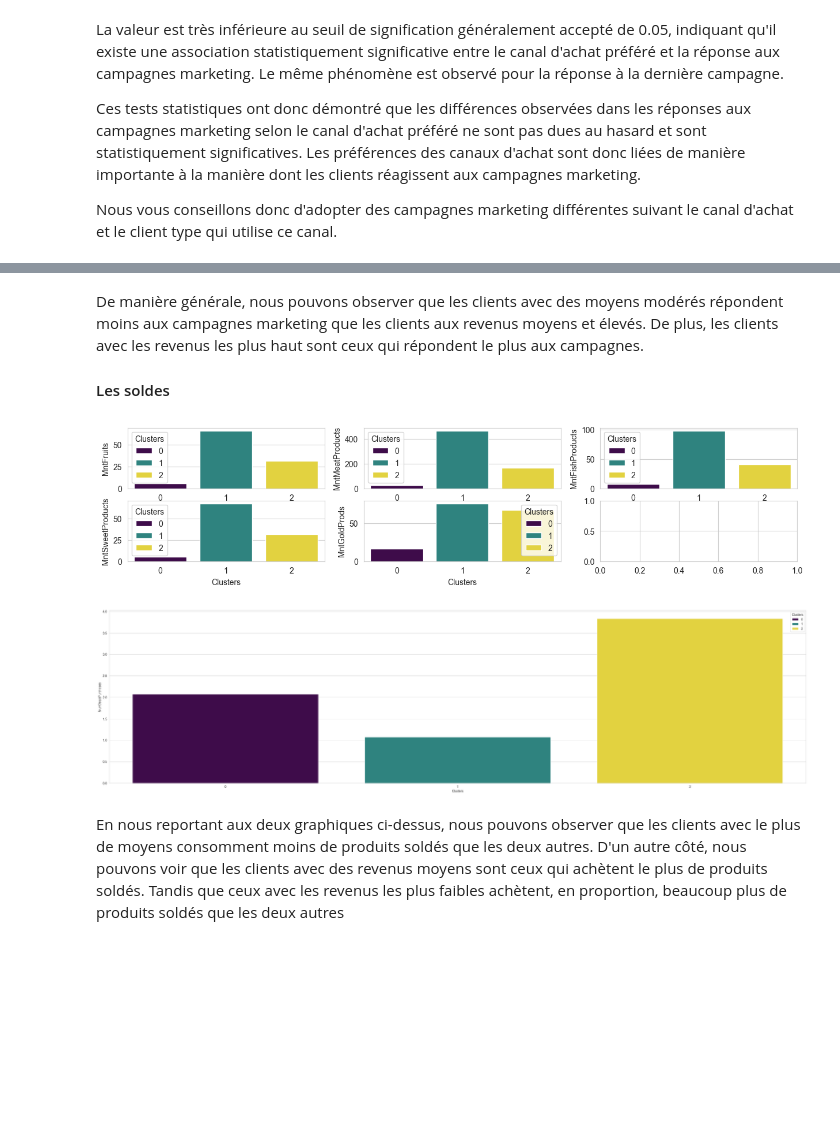
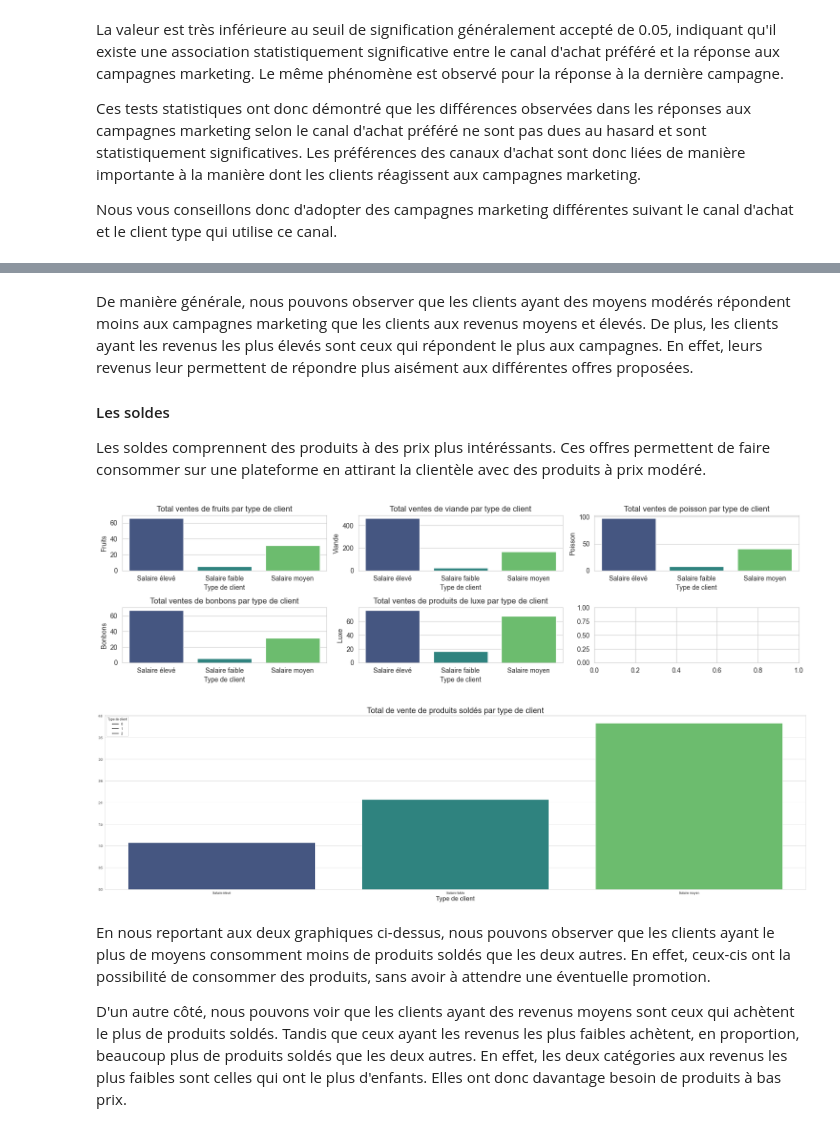
Before and after one commit to MattisFernandez/Rush05, a Jupyter notebook: Notebook.ipynb, the cells around one changed output, grey strips where cells are left out. Cells and saved outputs as stored; diff of their text form; code cells hidden in the pictures; blank space fills up the shorter version.

```diff
--- a/Notebook.ipynb
+++ b/Notebook.ipynb
@@ -382,6 +382,19 @@ Nous avons donc décidé de supprimer les variables avec peu de poids ainsi que
 
 mean_by_cluster = data_clean.groupby('Clusters').mean().copy()
 
+def tri_par_salaire () :
+    array = ["","",""]
+    for row in mean_by_cluster.iterrows():
+        if (row[1]["Income"] == mean_by_cluster["Income"].max()) :
+            array[row[0]] = "Salaire élevé"
+        elif (row[1]["Income"] == mean_by_cluster["Income"].min()) :
+            array[row[0]] = "Salaire faible"
+        else :
+            array[row[0]] = "Salaire moyen"
+    return array
+
+salaires = tri_par_salaire()
+mean_by_cluster["Client_type"] = salaires
 # Supression des colonnes inutiles
 
 mean_by_cluster = mean_by_cluster.drop(columns = ["Age", "Marital_Status_Score", "Education2", "Customer_for", "Recency"])
@@ -389,7 +402,8 @@ mean_by_cluster = mean_by_cluster.drop(columns = ["Age", "Marital_Status_Score",
 fig, axes  = plt.subplots(6,4 , figsize=(15, 10))
 
 for ax, column in zip(axes.flatten(), mean_by_cluster.columns) :
-    sns.barplot(x="Clusters", y=column, data=mean_by_cluster, hue="Clusters", ax=ax, palette="viridis")
+    sns.barplot(x="Client_type", y=column, data=mean_by_cluster, hue="Client_type", ax=ax, palette="viridis")
+    ax.set_xlabel('Type de client')
 
 plt.tight_layout(pad=1.0)
 plt.show()
@@ -552,8 +560,13 @@ Maintenant que nous avons analysé l'efficacité de la campagne marketing en glo
 # %%
 fig, axes  = plt.subplots(1, 3, figsize=(15, 3))
+titles = ["Moyenne achat web", "Moyenne achat sur catalogue", "Moyenne achat magasin"]
 
-for ax, column in zip(axes.flatten(), purchase_channels) :
-    sns.barplot(x="Clusters", y=column, data=mean_by_cluster, hue="Clusters", ax=ax, palette="viridis")
+for title, ax, column in zip(titles, axes.flatten(), purchase_channels) :
+    sns.barplot(x="Client_type", y=column, data=mean_by_cluster, hue="Client_type", ax=ax, palette="viridis")
+    ax.set_title(title)
+    ax.set_ylabel('')
+    ax.set_xlabel('Type de client')
+    ax.title.set_position([.5, 1.05])
 
 plt.show()
 # %% [output]
@@ -570,25 +589,39 @@ plt.show()
 # %% [markdown]
-De manière générale, nous pouvons observer que les clients avec des moyens modérés répondent moins aux campagnes marketing que les clients aux revenus moyens et élevés.
-De plus, les clients avec les revenus les plus haut sont ceux qui répondent le plus aux campagnes.
+De manière générale, nous pouvons observer que les clients ayant des moyens modérés répondent moins aux campagnes marketing que les clients aux revenus moyens et élevés.
+De plus, les clients ayant les revenus les plus élevés sont ceux qui répondent le plus aux campagnes. En effet, leurs revenus leur permettent de répondre plus aisément aux différentes offres proposées.
 
 #### Les soldes
+
+Les soldes comprennent des produits à des prix plus intéréssants. Ces offres permettent de faire consommer sur une plateforme en attirant la clientèle avec des produits à prix modéré.
 # %%
-types_achats = df.columns[df.columns.str.endswith("Products") + df.columns.str.endswith("Prods") + df.columns.str.endswith("Fruits")]
+types_achats = mean_by_cluster.columns[mean_by_cluster.columns.str.endswith("Products") + mean_by_cluster.columns.str.endswith("Prods") + mean_by_cluster.columns.str.endswith("Fruits")]
 
-fig, axes  = plt.subplots(2, 3, figsize=(15, 3))
+fig, axes  = plt.subplots(2, 3, figsize=(15, 4))
+titles = ["Total ventes de fruits par type de client", "Total ventes de viande par type de client", "Total ventes de poisson par type de client", "Total ventes de bonbons par type de client", "Total ventes de produits de luxe par type de client", ""]
+y_labels = ["Fruits", "Viande", "Poisson", "Bonbons", "Luxe", ""]
 
-for ax, column in zip(axes.flatten(), types_achats) :
-    sns.barplot(x="Clusters", y=column, data=mean_by_cluster, hue="Clusters", ax=ax, palette="viridis")
+for label, title, ax, column in zip(y_labels, titles, axes.flatten(), types_achats) :
+    sns.barplot(x="Client_type", y=column, data=mean_by_cluster, hue="Client_type", ax=ax, palette="viridis")
+    ax.set_title(title)
+    ax.set_ylabel(label)
+    ax.set_xlabel('Type de client')
+    ax.title.set_position([.5, 1.05])
 
+plt.tight_layout(pad=1.0)
 plt.show()
 # %% [output]
-[figure, old version]
+[figure, new version]
-# %%
-sns.barplot(x="Clusters", y="NumDealsPurchases", data=mean_by_cluster, hue="Clusters", palette="viridis")
-
-plt.show()
-# %% [output]
-[figure, removed]
+# %%
+sns.barplot(x="Client_type", y="NumDealsPurchases", data=mean_by_cluster, hue="Client_type", palette="viridis")
+plt.title("Total de vente de produits soldés par type de client", fontsize=25)
+plt.ylabel('')
+plt.xlabel('Type de client', fontsize=20)
+plt.legend(title='Type de client', labels=[0, 1, 2])
+
+plt.show()
+# %% [output]
+[figure, added]
 # %% [markdown]
-En nous reportant aux deux graphiques ci-dessus, nous pouvons observer que les clients avec le plus de moyens consomment moins de produits soldés que les deux autres.
-D'un autre côté, nous pouvons voir que les clients avec des revenus moyens sont ceux qui achètent le plus de produits soldés. Tandis que ceux avec les revenus les plus faibles achètent, en proportion, beaucoup plus de produits soldés que les deux autres
+En nous reportant aux deux graphiques ci-dessus, nous pouvons observer que les clients ayant le plus de moyens consomment moins de produits soldés que les deux autres. En effet, ceux-cis ont la possibilité de consommer des produits, sans avoir à attendre une éventuelle promotion.
+
+D'un autre côté, nous pouvons voir que les clients ayant des revenus moyens sont ceux qui achètent le plus de produits soldés. Tandis que ceux ayant les revenus les plus faibles achètent, en proportion, beaucoup plus de produits soldés que les deux autres. En effet, les deux catégories aux revenus les plus faibles sont celles qui ont le plus d'enfants. Elles ont donc davantage besoin de produits à bas prix.
```
Also changed, not shown: parts of 21 cells of this notebook.
